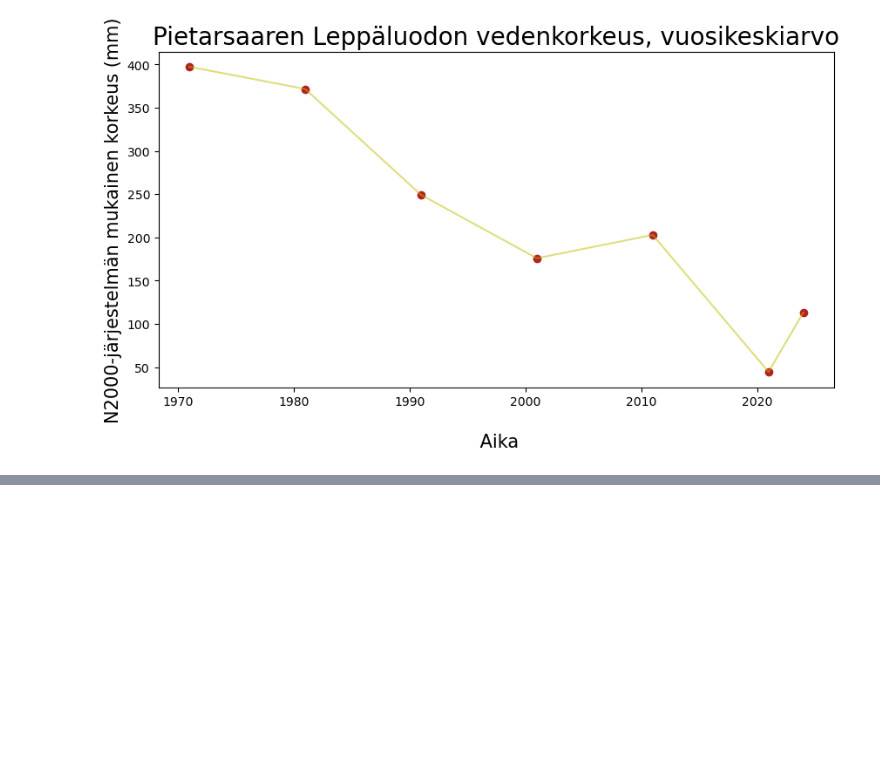
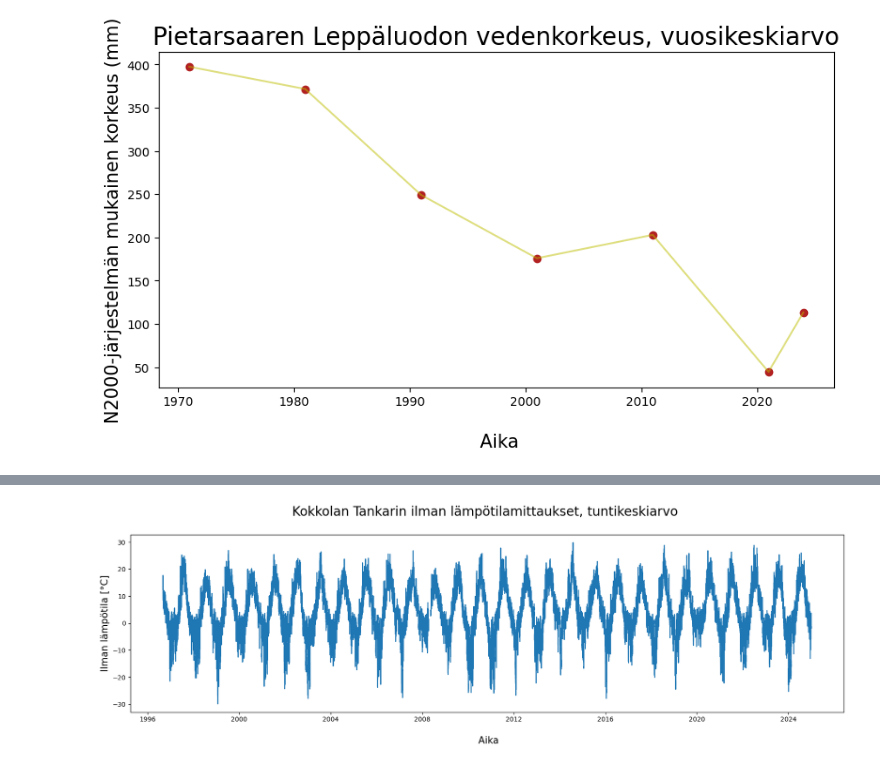
Before and after one commit to opendata-education/Tyopajat, a Jupyter notebook: _sources/harjoitukset/Perameri.ipynb, the cells around one changed output, grey strips where cells are left out. Cells and saved outputs as stored; diff of their text form; code cells hidden in the pictures; blank space fills up the shorter version.

```diff
--- a/_sources/harjoitukset/Perameri.ipynb
+++ b/_sources/harjoitukset/Perameri.ipynb
@@ -267,7 +366,16 @@ plt.show()
 # %%
 # Ilman lämpötilat
 
+plt.figure(figsize = (20, 5))
+
+# Piirretään kuvaaja
 plt.plot(tank["Aika"], tank["Lämpötilan keskiarvo [°C]"])
+
+plt.ylabel("Ilman lämpötila [°C]", fontsize = 15)
+plt.xlabel("\n Aika", fontsize = 15)
+plt.title("Kokkolan Tankarin ilman lämpötilamittaukset, tuntikeskiarvo \n", fontsize = 20)
 plt.show()
+# %% [output]
+[figure, added]
 # %%
 # Tuulen keskimääräisen nopeuden arvo
```
Also changed, not shown: parts of 7 cells of this notebook, 28 other files.
